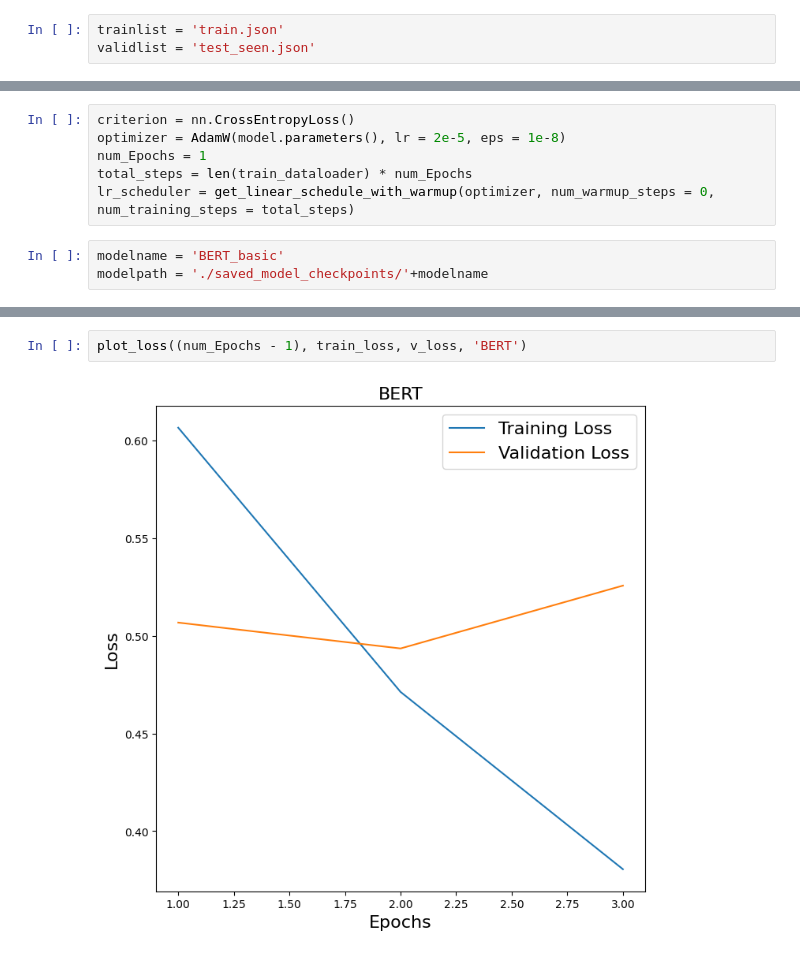
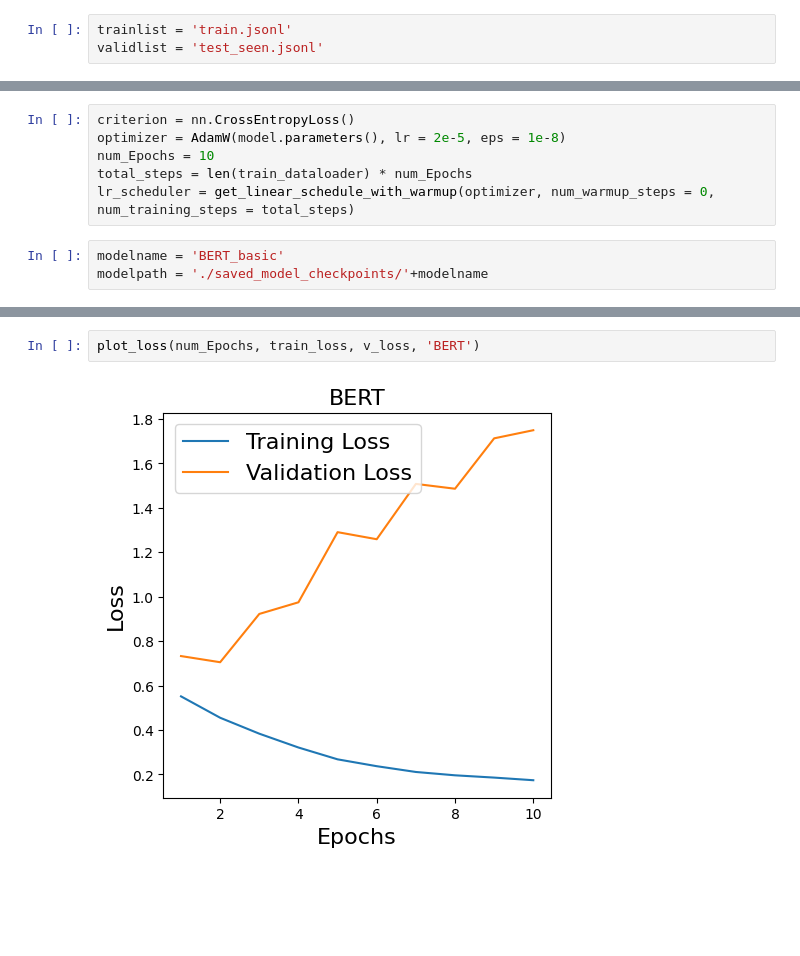
Before and after one commit to susannapaoli/hateful-speech-memes, a Jupyter notebook: Unimodal Experiments/BERT.ipynb, the cells around one changed output, grey strips where cells are left out. Drawn from its saved outputs; the diff is of its cells as text; blank space fills up the shorter version.

Commit message:
new bert notebook

```diff
--- a/Unimodal Experiments/BERT.ipynb
+++ b/Unimodal Experiments/BERT.ipynb
@@ -67,8 +62,8 @@ You are using device: cuda
   #for line in lines[split_idx:]:
     #f.write(line)
 # %%
-trainlist = 'train.json'
-validlist = 'test_seen.json'
+trainlist = 'train.jsonl'
+validlist = 'test_seen.jsonl'
 # %%
 train_dataset = mydataset(trainlist, name='train')
 train_dataloader = data.DataLoader(train_dataset, shuffle= True, batch_size = 32, num_workers=16,pin_memory=True)
@@ -97,7 +92,7 @@ You should probably TRAIN this model on a down-stream task to be able to use it
 # %%
 criterion = nn.CrossEntropyLoss()
 optimizer = AdamW(model.parameters(), lr = 2e-5, eps = 1e-8)
-num_Epochs = 1
+num_Epochs = 10
 total_steps = len(train_dataloader) * num_Epochs
 lr_scheduler = get_linear_schedule_with_warmup(optimizer, num_warmup_steps = 0,  num_training_steps = total_steps)
 # %%
@@ -117,5 +126,5 @@ Validation Loss: 0.5128 Validation Accuracy: 0.7694
 # %%
-plot_loss((num_Epochs - 1), train_loss, v_loss, 'BERT')
+plot_loss(num_Epochs, train_loss, v_loss, 'BERT')
 # %% [output]
-[figure, old version]
+[figure, new version]
 # %%
```
Also changed, not shown: parts of 6 cells of this notebook.
